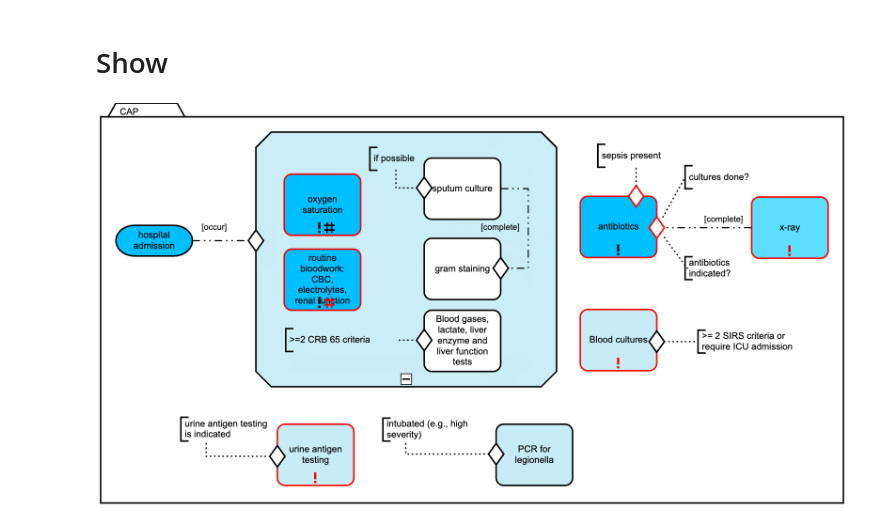
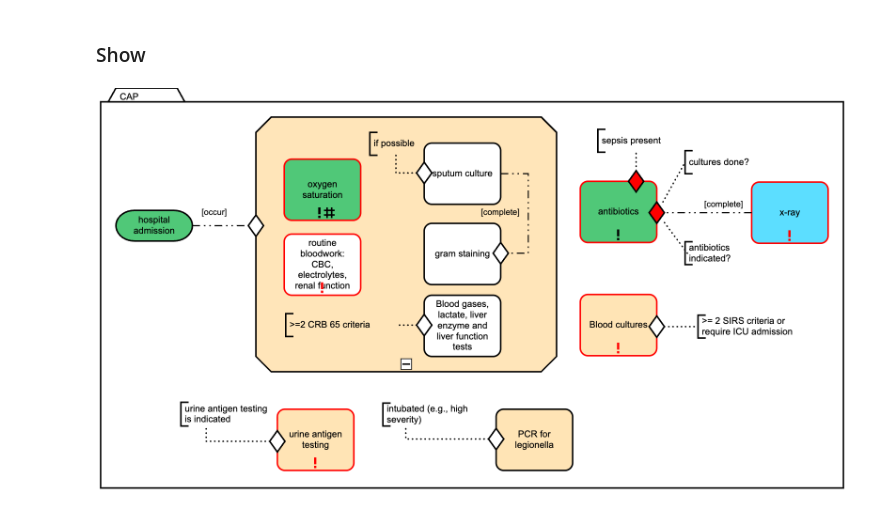
Before and after one commit to william-vw/cmmn3, a Jupyter notebook: run.ipynb, the cells around one changed output. Drawn from its saved outputs; the diff is of its cells as text; code cells hidden in the pictures.

```diff
--- a/run.ipynb
+++ b/run.ipynb
@@ -1,8 +1,8 @@
 # %%
 import pprint
+import os
 from rdflib import Namespace
-from cmmn3 import parseModel, convertModel
-from cmmn3 import reason
+from cmmn3 import parseModel, convertModel, convertLog, reasonAll, visualize
 
 n3Path = "cmmn3/n3/"
 xmlNs = {"cmmn": "http://www.omg.org/spec/CMMN/20151109/MODEL"}
@@ -10,6 +10,6 @@ modelNs = Namespace("http://ontario.org/qbp/cap#")
 
 xmlPath = "/Users/wvw/Dropbox/research/projects/Montfort PM/cmmn/cap-all.cmmn"
 modelPath = "ttl/cap/model.ttl"
-obsPath = "ttl/cap/obs.ttl"
+obsFolder = "ttl/cap/obs"
 imgPath = "js/diagram.png"
 # %% [markdown]
@@ -31,0 +31,2 @@ with open(obsPath, 'w') as fh:
+# %%
+itemObjs = parseModel(xmlPath, xmlNs)
@@ -32,4 +35,5 @@ with open(obsPath, 'w') as fh:
 # %%
-out = reason(modelPath, obsPath, n3Path, printerr=True)
-print(out)
+out = reasonAll(modelPath, obsFolder, n3Path, itemObjs, printerr=False)
+print("errors:", out[0].columns)
+print("finals:", out[1].columns)
 # %% [output]
@@ -53,12 +46,9 @@ cap:sputum%20culture ns2:all ((ns2:Inactive ("init"))).
 # %% [markdown]
-# Show
+### Show
 # %%
-from cmmn3 import parseOut, visualize
 from IPython.display import Image, display
 
-pout = parseOut(out, itemObjs)
-visualize(pout, itemObjs, xmlPath, imgPath)
-
+visualize(out, 1, itemObjs, xmlPath, imgPath)
 display(Image(filename=imgPath))
 # %% [output]
-[figure, old version]
+[figure, new version]
```
Also changed, not shown: parts of 9 cells of this notebook, 15 other files.
